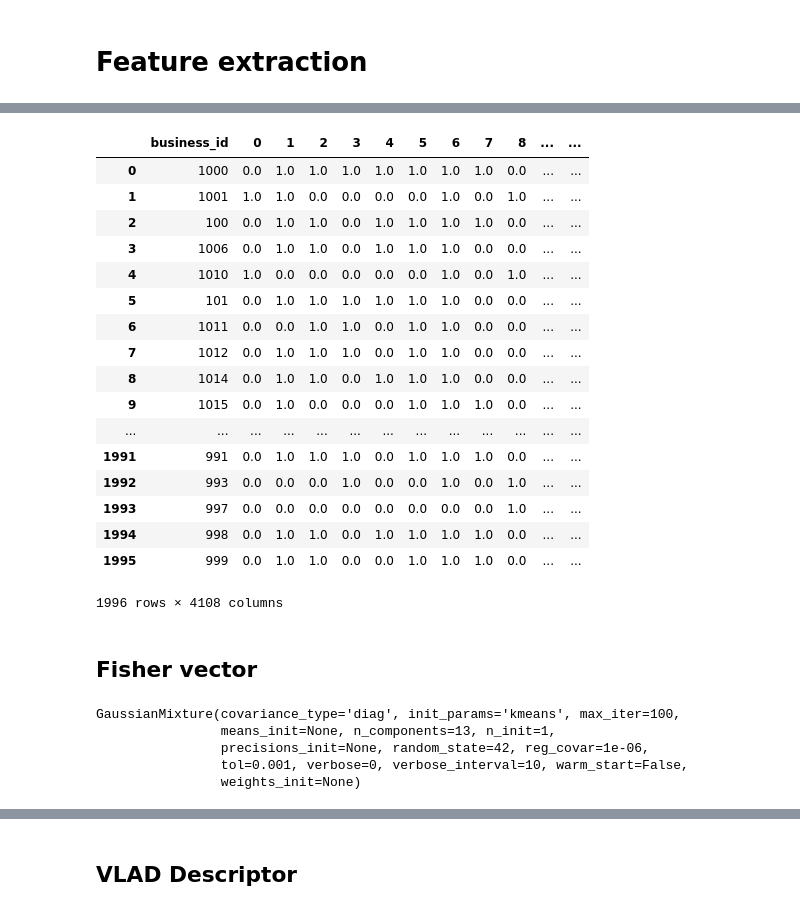
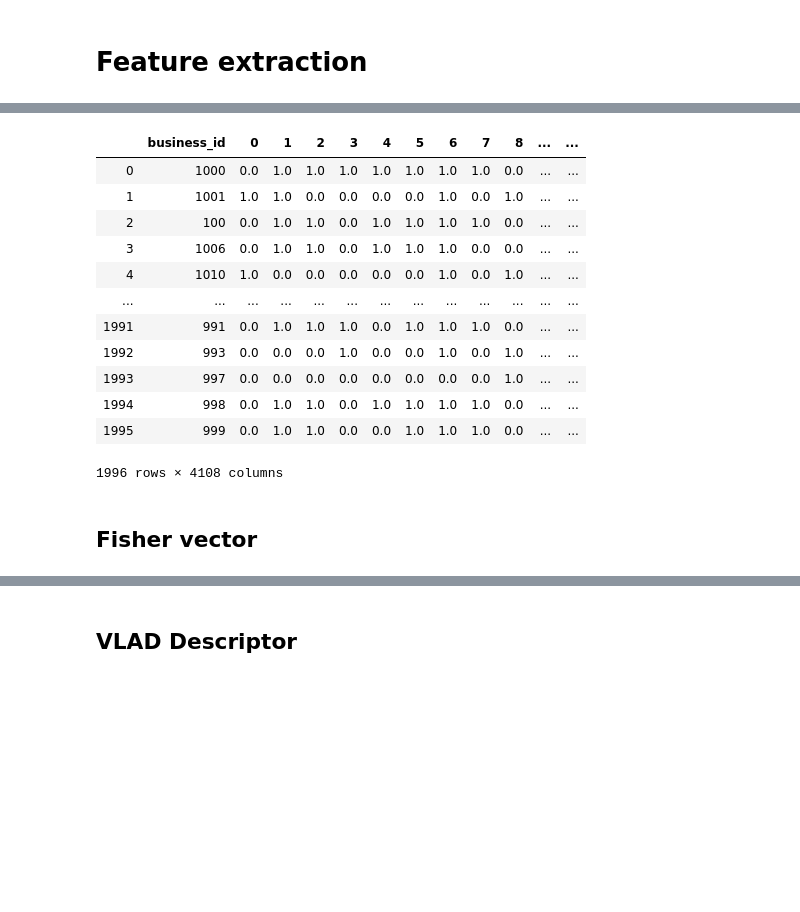
Before and after one commit to Midren/yelp_photo_classification, a Jupyter notebook: yelp_classification.ipynb, the cells around one changed output, grey strips where cells are left out. Cells and saved outputs as stored; diff of their text form; code cells hidden in the pictures; blank space fills up the shorter version.

```diff
--- a/yelp_classification.ipynb
+++ b/yelp_classification.ipynb
@@ -172,38 +189,23 @@ CalledProcessError: Command 'b'def get_feature(model, preprocess, img):\n    ret
-# %%
-df = pd.read_csv("result_inception.csv", index_col='Unnamed: 0')
-df_RES = pd.read_csv("result_resnet.csv", index_col = "Unnamed: 0")
-df["resnet_feature"] = df_RES["resnet_feature"]
-
-inception_df = pd.DataFrame(
-    np.vstack(df["inception_feature"].apply(
-        lambda x: np.fromstring(eval(x), dtype=np.float32))))
-
-res_df = pd.DataFrame(
-    np.vstack(df["resnet_feature"].apply(
-        lambda x: np.fromstring(eval(x), dtype=np.float32))))
-inception_df.columns = ["inception_" + str(col) for col in inception_df.columns]
-res_df.columns = ["resnet_" + str(col) for col in res_df.columns]
-df = pd.concat([df, inception_df, res_df], axis=1).drop(columns=["photos_id"])
-df
-# %% [output]
-|  | business_id | 0 | 1 | 2 | 3 | 4 | 5 | 6 | 7 | 8 | ... | ... |
-| 0 | 1000 | 0.0 | 1.0 | 1.0 | 1.0 | 1.0 | 1.0 | 1.0 | 1.0 | 0.0 | ... | ... |
-| 1 | 1001 | 1.0 | 1.0 | 0.0 | 0.0 | 0.0 | 0.0 | 1.0 | 0.0 | 1.0 | ... | ... |
-| 2 | 100 | 0.0 | 1.0 | 1.0 | 0.0 | 1.0 | 1.0 | 1.0 | 1.0 | 0.0 | ... | ... |
-| 3 | 1006 | 0.0 | 1.0 | 1.0 | 0.0 | 1.0 | 1.0 | 1.0 | 0.0 | 0.0 | ... | ... |
-| 4 | 1010 | 1.0 | 0.0 | 0.0 | 0.0 | 0.0 | 0.0 | 1.0 | 0.0 | 1.0 | ... | ... |
-| 5 | 101 | 0.0 | 1.0 | 1.0 | 1.0 | 1.0 | 1.0 | 1.0 | 0.0 | 0.0 | ... | ... |
-| 6 | 1011 | 0.0 | 0.0 | 1.0 | 1.0 | 0.0 | 1.0 | 1.0 | 0.0 | 0.0 | ... | ... |
-| 7 | 1012 | 0.0 | 1.0 | 1.0 | 1.0 | 0.0 | 1.0 | 1.0 | 0.0 | 0.0 | ... | ... |
-| 8 | 1014 | 0.0 | 1.0 | 1.0 | 0.0 | 1.0 | 1.0 | 1.0 | 0.0 | 0.0 | ... | ... |
-| 9 | 1015 | 0.0 | 1.0 | 0.0 | 0.0 | 0.0 | 1.0 | 1.0 | 1.0 | 0.0 | ... | ... |
-| ... | ... | ... | ... | ... | ... | ... | ... | ... | ... | ... | ... | ... |
-| 1991 | 991 | 0.0 | 1.0 | 1.0 | 1.0 | 0.0 | 1.0 | 1.0 | 1.0 | 0.0 | ... | ... |
-| 1992 | 993 | 0.0 | 0.0 | 0.0 | 1.0 | 0.0 | 0.0 | 1.0 | 0.0 | 1.0 | ... | ... |
-| 1993 | 997 | 0.0 | 0.0 | 0.0 | 0.0 | 0.0 | 0.0 | 0.0 | 0.0 | 1.0 | ... | ... |
-| 1994 | 998 | 0.0 | 1.0 | 1.0 | 0.0 | 1.0 | 1.0 | 1.0 | 1.0 | 0.0 | ... | ... |
-| 1995 | 999 | 0.0 | 1.0 | 1.0 | 0.0 | 0.0 | 1.0 | 1.0 | 1.0 | 0.0 | ... | ... |
-1996 rows × 4108 columns
+# %%
+df = pd.read_csv("dataset/result.csv", index_col='Unnamed: 0')
+INCEPTION_IND = slice(-2048*2,-2048)
+RESNET_IND = slice(-2048, None)
+Y_IND = slice(1, 10)
+df
+# %% [output]
+|  | business_id | 0 | 1 | 2 | 3 | 4 | 5 | 6 | 7 | 8 | ... | ... |
+| 0 | 1000 | 0.0 | 1.0 | 1.0 | 1.0 | 1.0 | 1.0 | 1.0 | 1.0 | 0.0 | ... | ... |
+| 1 | 1001 | 1.0 | 1.0 | 0.0 | 0.0 | 0.0 | 0.0 | 1.0 | 0.0 | 1.0 | ... | ... |
+| 2 | 100 | 0.0 | 1.0 | 1.0 | 0.0 | 1.0 | 1.0 | 1.0 | 1.0 | 0.0 | ... | ... |
+| 3 | 1006 | 0.0 | 1.0 | 1.0 | 0.0 | 1.0 | 1.0 | 1.0 | 0.0 | 0.0 | ... | ... |
+| 4 | 1010 | 1.0 | 0.0 | 0.0 | 0.0 | 0.0 | 0.0 | 1.0 | 0.0 | 1.0 | ... | ... |
+| ... | ... | ... | ... | ... | ... | ... | ... | ... | ... | ... | ... | ... |
+| 1991 | 991 | 0.0 | 1.0 | 1.0 | 1.0 | 0.0 | 1.0 | 1.0 | 1.0 | 0.0 | ... | ... |
+| 1992 | 993 | 0.0 | 0.0 | 0.0 | 1.0 | 0.0 | 0.0 | 1.0 | 0.0 | 1.0 | ... | ... |
+| 1993 | 997 | 0.0 | 0.0 | 0.0 | 0.0 | 0.0 | 0.0 | 0.0 | 0.0 | 1.0 | ... | ... |
+| 1994 | 998 | 0.0 | 1.0 | 1.0 | 0.0 | 1.0 | 1.0 | 1.0 | 1.0 | 0.0 | ... | ... |
+| 1995 | 999 | 0.0 | 1.0 | 1.0 | 0.0 | 0.0 | 1.0 | 1.0 | 1.0 | 0.0 | ... | ... |
+1996 rows × 4108 columns
 # %% [markdown]
 ## Fisher vector
 # %%
@@ -247,11 +249,5 @@ def grid_search_GMM(X, K=16):
     print(best_gmm)
     return best_gmm
 # %%
-gmm = grid_search_GMM(df.iloc[:, -2048:], 64)
+gmm = grid_search_GMM(df.iloc[:, INCEPTION_IND], 64)
-# %% [output]
-GaussianMixture(covariance_type='diag', init_params='kmeans', max_iter=100,
-                means_init=None, n_components=13, n_init=1,
-                precisions_init=None, random_state=42, reg_covar=1e-06,
-                tol=0.001, verbose=0, verbose_interval=10, warm_start=False,
-                weights_init=None)
 # %%
```
Also changed, not shown: parts of 16 cells of this notebook.
